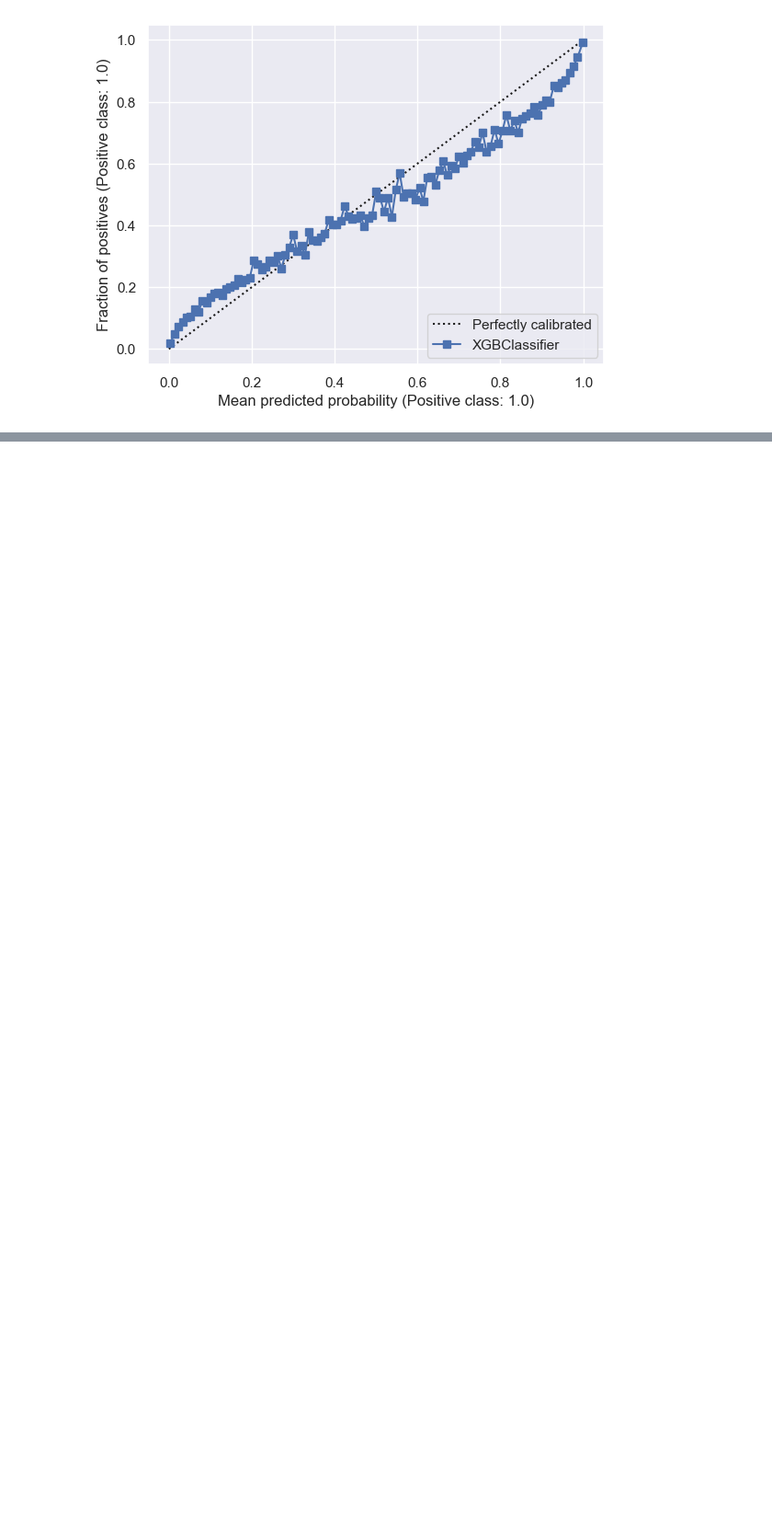
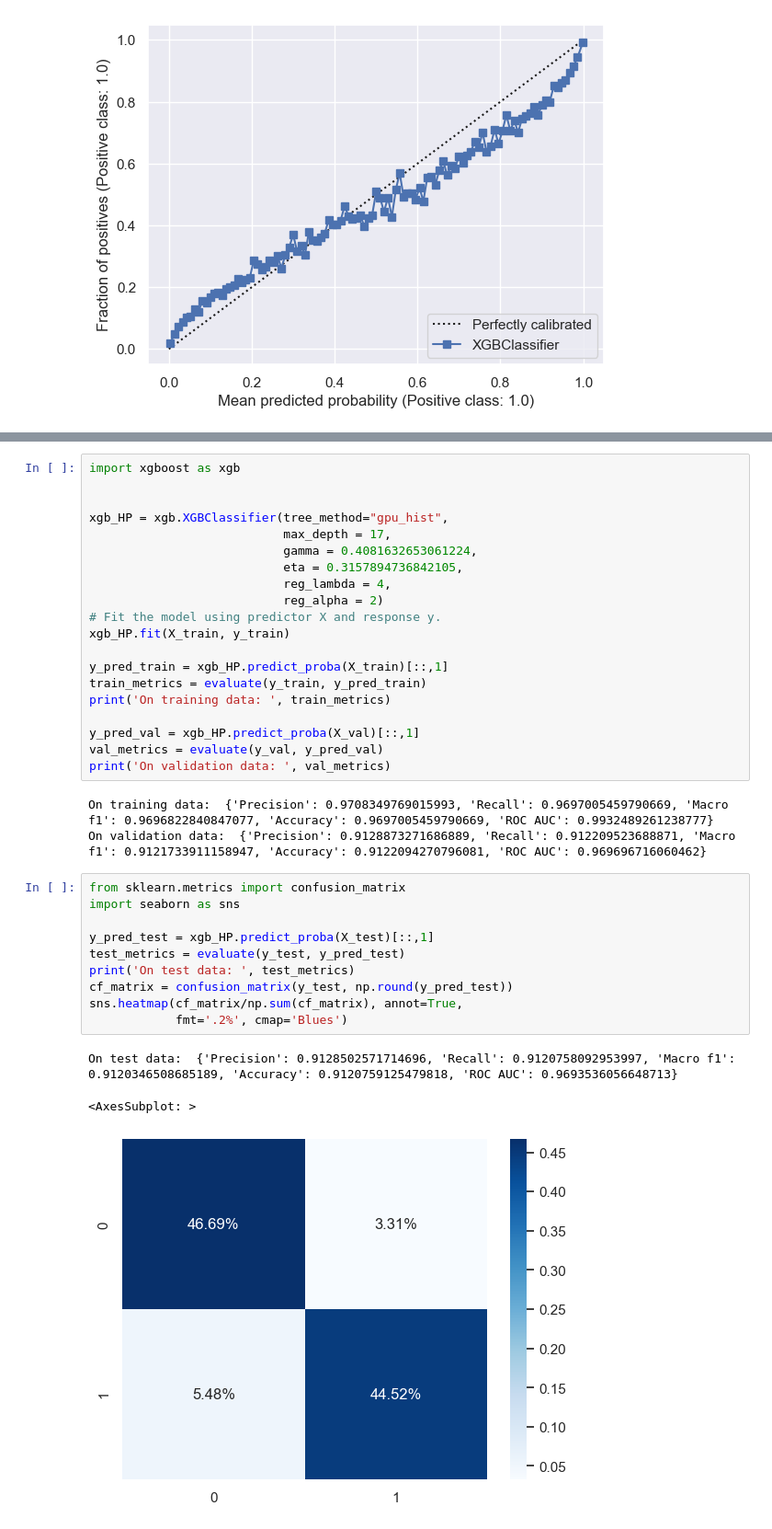
Before and after one commit to anw1998/MMD6020_Final_Project, a Jupyter notebook: notebooks/test_xgb.ipynb, the cells around one changed output, grey strips where cells are left out. Shown at 92% size. Drawn from its saved outputs; the diff is of its cells as text; blank space fills up the shorter version.

```diff
--- a/notebooks/test_xgb.ipynb
+++ b/notebooks/test_xgb.ipynb
@@ -425,0 +667,37 @@ Text(0.5, 1.0, 'Calibration curve')
+# %%
+import xgboost as xgb
+
+
+xgb_HP = xgb.XGBClassifier(tree_method="gpu_hist",
+                           max_depth = 17,
+                           gamma = 0.4081632653061224,
+                           eta = 0.3157894736842105,
+                           reg_lambda = 4,
+                           reg_alpha = 2)
+# Fit the model using predictor X and response y.
+xgb_HP.fit(X_train, y_train)
+
+y_pred_train = xgb_HP.predict_proba(X_train)[::,1]
+train_metrics = evaluate(y_train, y_pred_train)
+print('On training data: ', train_metrics)
+
+y_pred_val = xgb_HP.predict_proba(X_val)[::,1]
+val_metrics = evaluate(y_val, y_pred_val)
+print('On validation data: ', val_metrics)
+# %% [output]
+On training data:  {'Precision': 0.9708349769015993, 'Recall': 0.9697005459790669, 'Macro f1': 0.9696822840847077, 'Accuracy': 0.9697005459790669, 'ROC AUC': 0.9932489261238777}
+On validation data:  {'Precision': 0.9128873271686889, 'Recall': 0.912209523688871, 'Macro f1': 0.9121733911158947, 'Accuracy': 0.9122094270796081, 'ROC AUC': 0.969696716060462}
+# %%
+from sklearn.metrics import confusion_matrix
+import seaborn as sns
+
+y_pred_test = xgb_HP.predict_proba(X_test)[::,1]
+test_metrics = evaluate(y_test, y_pred_test)
+print('On test data: ', test_metrics)
+cf_matrix = confusion_matrix(y_test, np.round(y_pred_test))
+sns.heatmap(cf_matrix/np.sum(cf_matrix), annot=True,
+            fmt='.2%', cmap='Blues')
+# %% [output]
+On test data:  {'Precision': 0.9128502571714696, 'Recall': 0.9120758092953997, 'Macro f1': 0.9120346508685189, 'Accuracy': 0.9120759125479818, 'ROC AUC': 0.9693536056648713}
+<AxesSubplot: >
+[figure, added]
```
Also changed, not shown: parts of 11 cells of this notebook.
